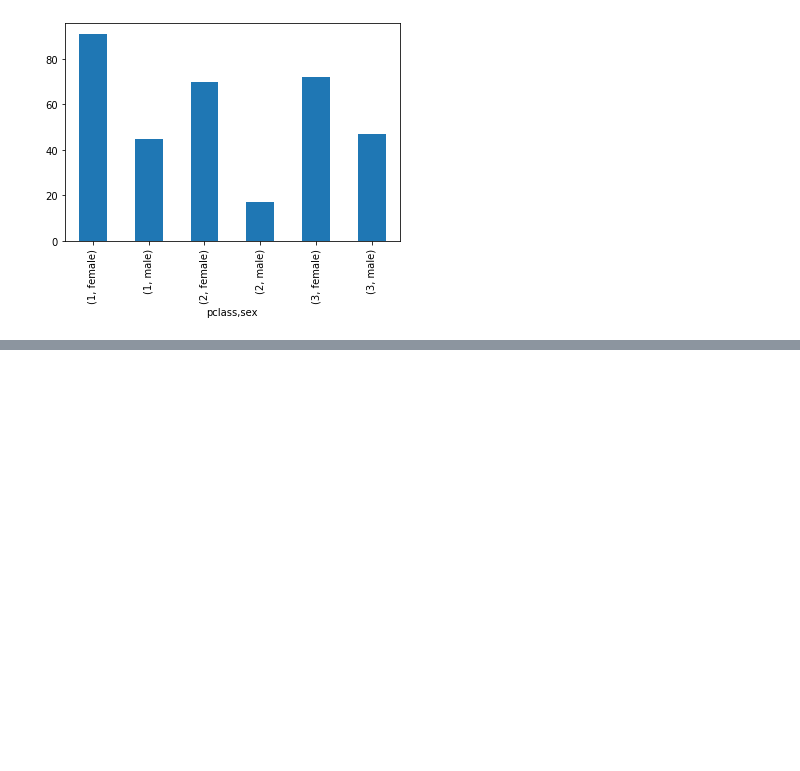
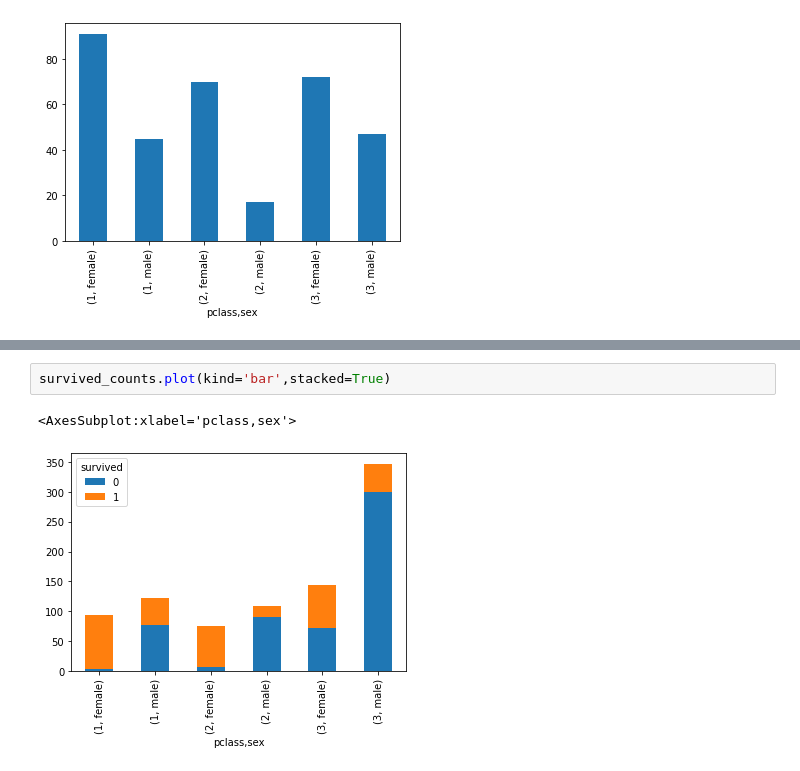
Before and after one commit to WChiang0314/ML100Days, a Jupyter notebook: Work 21.ipynb, the cells around one changed output, grey strips where cells are left out. Drawn from its saved outputs; the diff is of its cells as text; blank space fills up the shorter version.

```diff
--- a/Work 21.ipynb
+++ b/Work 21.ipynb
@@ -98,0 +118,5 @@ survived.plot(kind='bar')
+# %%
+survived_counts.plot(kind='bar',stacked=True)
+# %% [output]
+<AxesSubplot:xlabel='pclass,sex'>
+[figure, added]
```
Also changed, not shown: parts of 8 cells of this notebook.
